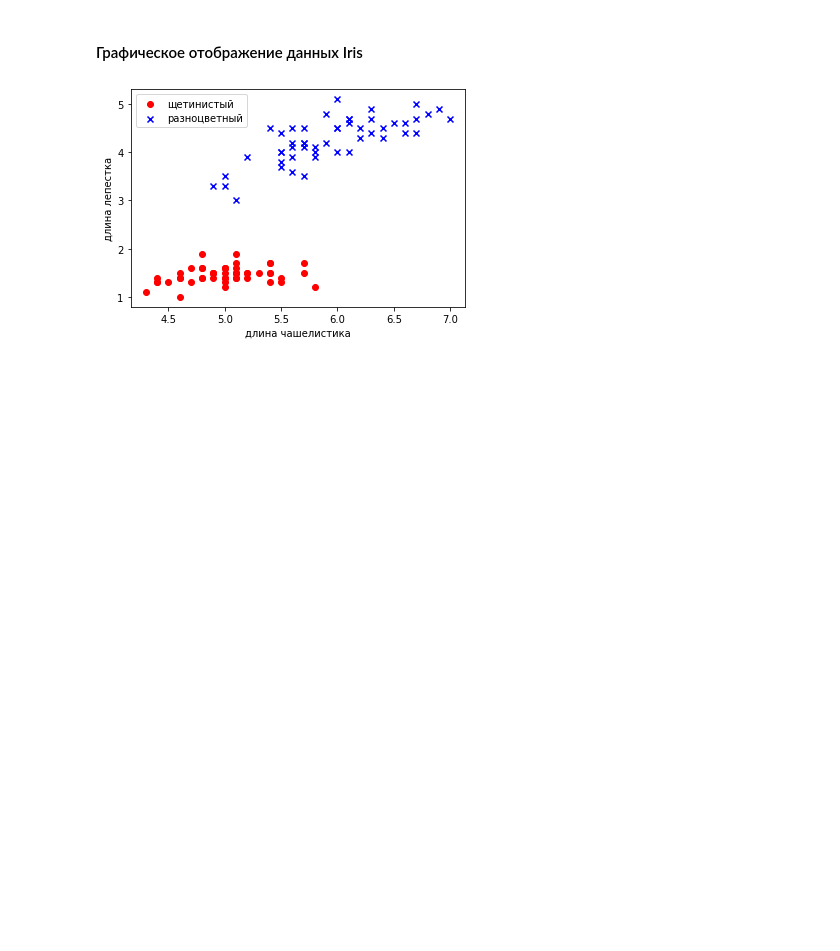
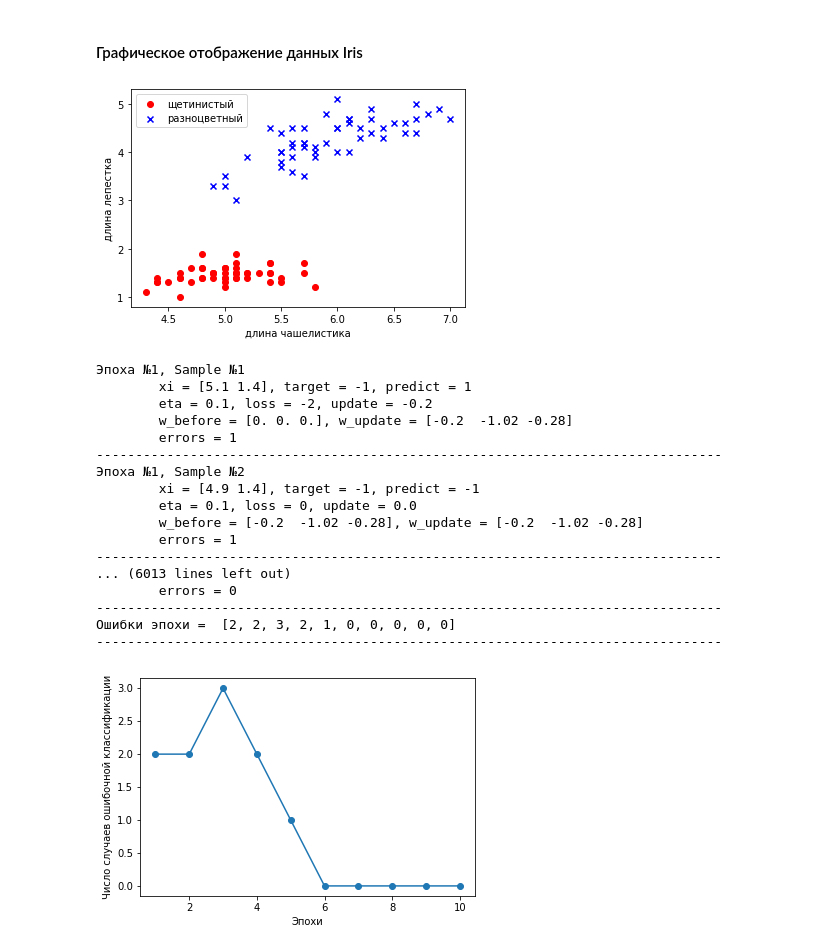
Before and after one commit to esvesv/Python-Machine-Learning, a Jupyter notebook: 02.ipynb, the cells around one changed output. Cells and saved outputs as stored; diff of their text form; code cells hidden in the pictures; blank space fills up the shorter version.

```diff
--- a/02.ipynb
+++ b/02.ipynb
@@ -14,7 +16,7 @@ class Perceptron(object):
     eta: float
         Темп обучения (между 0.0 и 1.0)
     n_iter: int
-        Проходы по треиновочному набору данных.
+        Проходы по тренировочному набору данных.
 
     Атрибуты
     --------
@@ -53,24 +55,40 @@ class Perceptron(object):
 
         for _ in range(self.n_iter):
             errors = 0
+            num_sample = 0
             for xi, target in zip(X, y):
-                update = self.eta * (target - self.predict(xi))
+                num_sample += 1
+                print(f'Эпоха №{_ + 1}, Sample №{num_sample}')
+                predict = self.predict(xi)
+                loss = target - predict
+                update = self.eta * loss
+                print(f'\txi = {xi}, target = {target}, predict = {predict}')
+                print(f'\teta = {self.eta}, loss = {loss}, update = {update}')
+                w_before = self.w_.copy()
                 self.w_[1:] += update * xi
                 self.w_[0]  += update
+                print(f'\tw_before = {w_before}, w_update = {self.w_}')
                 errors      += int(update != 0.0)
+                print(f'\terrors = {errors}')
+                print('-' * 80)
             self.errors_.append(errors)
+            print(f'Ошибки эпохи =  {self.errors_}')
+            print('-' * 80)
+            print()
         return self
 
     def net_input(self, X):
         '''
         Рассчитать чистый вход
         '''
+        # сумматорная функция
         return np.dot(X, self.w_[1:]) + self.w_[0]
 
     def predict(self, X):
         '''
         Вернуть метку класса после единичного скачка
         '''
+        # функция активации
         return np.where(self.net_input(X) >= 0.0, 1, -1)
 # %% [markdown]
 ### Тренировка модели персептрона на Iris датасете
@@ -108,3 +126,30 @@ plt.legend(loc='upper left')
 plt.show()
 # %% [output]
 [figure]
+# %%
+ppn = Perceptron(eta=0.1, n_iter=10)
+ppn.fit(X, y)
+plt.plot(range(1, len(ppn.errors_) + 1), ppn.errors_, marker='o')
+plt.xlabel('Эпохи')
+# число ошибочно классифицированных случаев во врем обновлений
+plt.ylabel('Число случаев ошибочной классификации')
+plt.show()
+# %% [output]
+Эпоха №1, Sample №1
+        xi = [5.1 1.4], target = -1, predict = 1
+        eta = 0.1, loss = -2, update = -0.2
+        w_before = [0. 0. 0.], w_update = [-0.2  -1.02 -0.28]
+        errors = 1
+--------------------------------------------------------------------------------
+Эпоха №1, Sample №2
+        xi = [4.9 1.4], target = -1, predict = -1
+        eta = 0.1, loss = 0, update = 0.0
+        w_before = [-0.2  -1.02 -0.28], w_update = [-0.2  -1.02 -0.28]
+        errors = 1
+--------------------------------------------------------------------------------
+... (6013 lines left out)
+        errors = 0
+--------------------------------------------------------------------------------
+Ошибки эпохи =  [2, 2, 3, 2, 1, 0, 0, 0, 0, 0]
+--------------------------------------------------------------------------------
+[figure, added]
```
Also changed, not shown: parts of 8 cells of this notebook.
